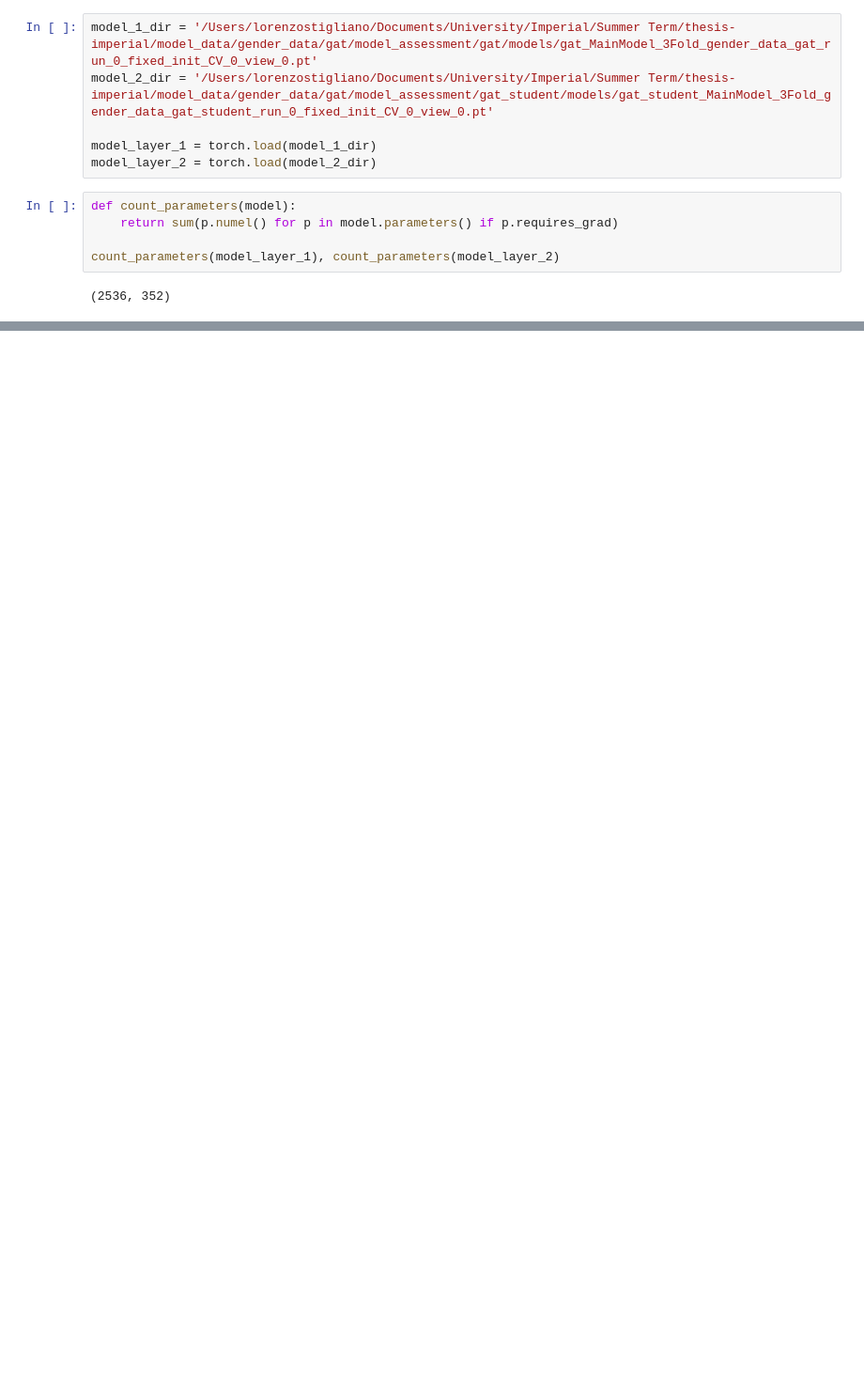
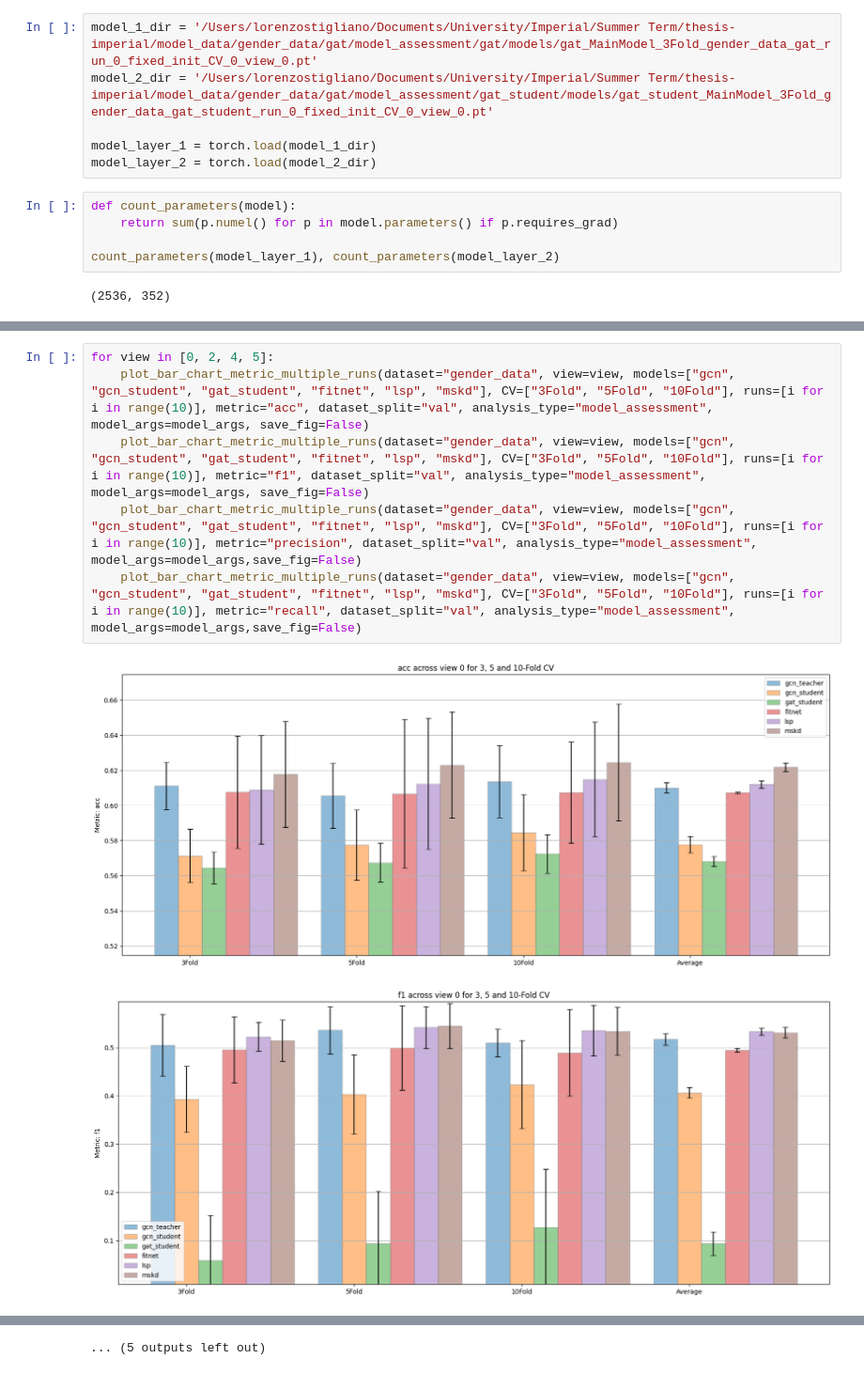
Before and after one commit to LorenzoStigliano/thesis-imperial, a Jupyter notebook: src/notebooks/gat_testing.ipynb, the cells around one changed output, grey strips where cells are left out. Shown at 94% size. Cells and saved outputs as stored; diff of their text form; blank space fills up the shorter version.

```diff
--- a/src/notebooks/gat_testing.ipynb
+++ b/src/notebooks/gat_testing.ipynb
@@ -199,0 +52,9 @@ Num training graphs:  466 ; Num test graphs:  232
+# %%
+for view in [0, 2, 4, 5]:
+    plot_bar_chart_metric_multiple_runs(dataset="gender_data", view=view, models=["gcn", "gcn_student", "gat_student", "fitnet", "lsp", "mskd"], CV=["3Fold", "5Fold", "10Fold"], runs=[i for i in range(10)], metric="acc", dataset_split="val", analysis_type="model_assessment", model_args=model_args, save_fig=False)
+    plot_bar_chart_metric_multiple_runs(dataset="gender_data", view=view, models=["gcn", "gcn_student", "gat_student", "fitnet", "lsp", "mskd"], CV=["3Fold", "5Fold", "10Fold"], runs=[i for i in range(10)], metric="f1", dataset_split="val", analysis_type="model_assessment", model_args=model_args, save_fig=False)
+    plot_bar_chart_metric_multiple_runs(dataset="gender_data", view=view, models=["gcn", "gcn_student", "gat_student", "fitnet", "lsp", "mskd"], CV=["3Fold", "5Fold", "10Fold"], runs=[i for i in range(10)], metric="precision", dataset_split="val", analysis_type="model_assessment", model_args=model_args,save_fig=False)
+    plot_bar_chart_metric_multiple_runs(dataset="gender_data", view=view, models=["gcn", "gcn_student", "gat_student", "fitnet", "lsp", "mskd"], CV=["3Fold", "5Fold", "10Fold"], runs=[i for i in range(10)], metric="recall", dataset_split="val", analysis_type="model_assessment", model_args=model_args,save_fig=False)
+# %% [output]
+[figure, added]
+[figure, added]
@@ -199,0 +71 @@ Num training graphs:  466 ; Num test graphs:  232
+... (5 outputs left out)
```
Also changed, not shown: parts of 16 cells of this notebook, 4 other files.
